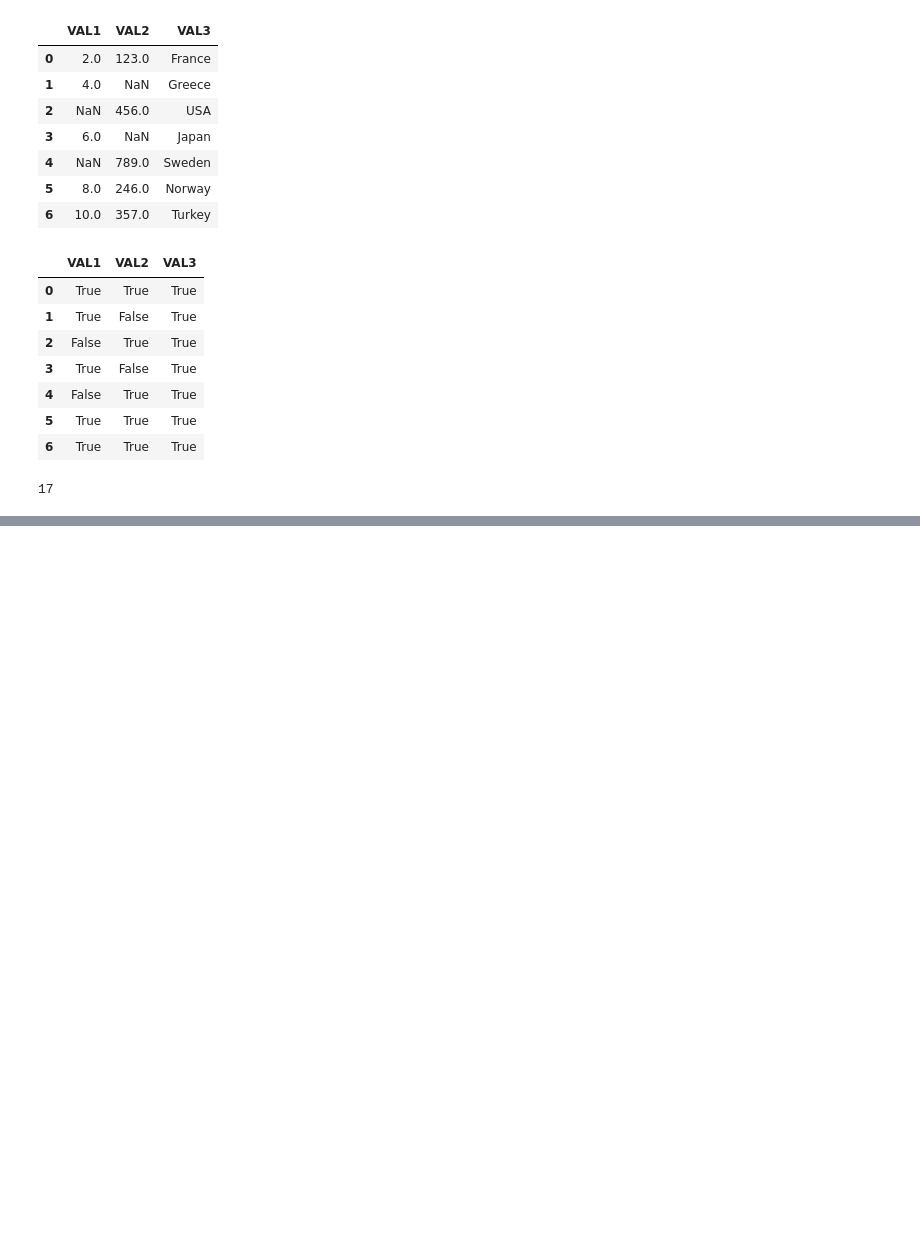
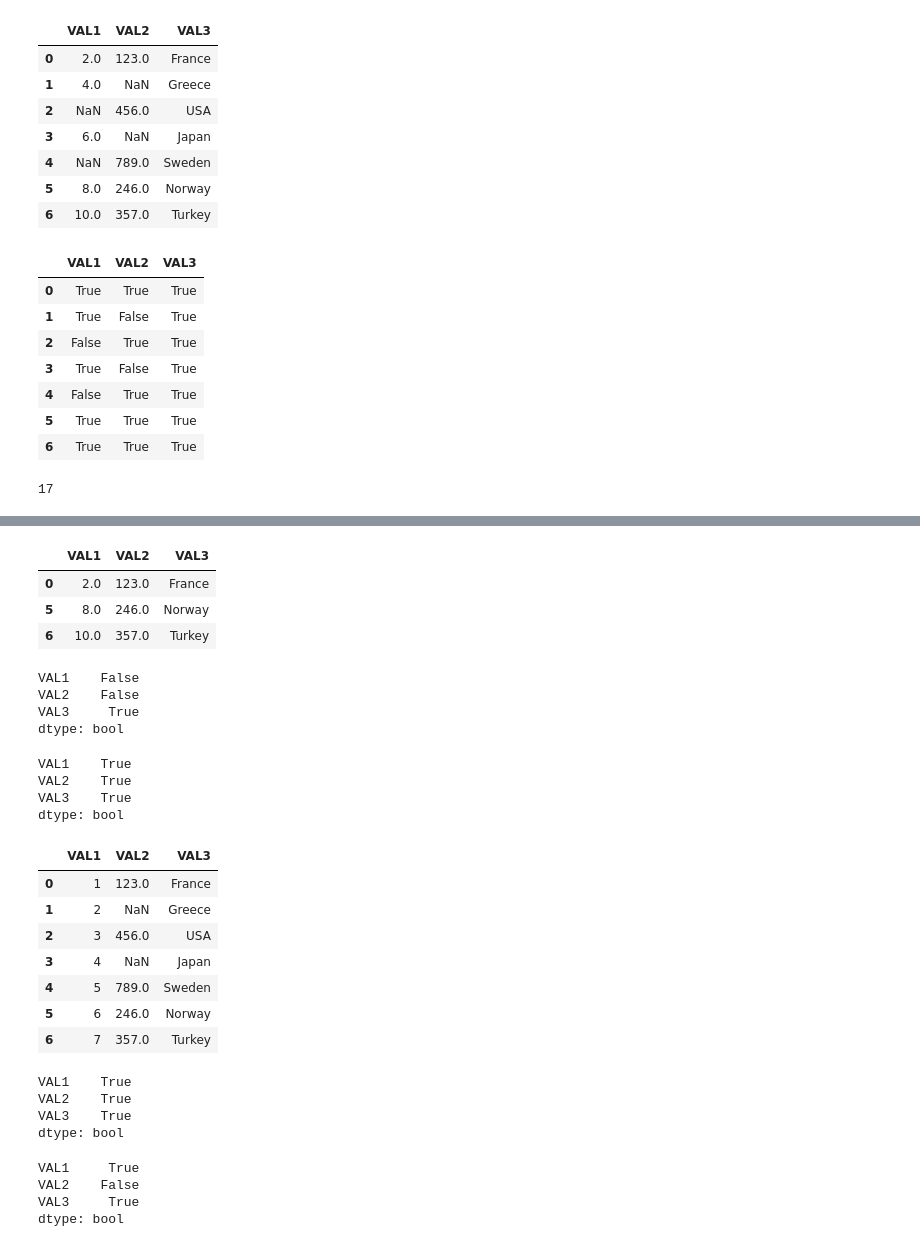
Before and after one commit to chshahid119/data-science-notes, a Jupyter notebook: Complete data science OakAcademy/Shahid Notes/pandas notebook/pandas01.ipynb, the cells around one changed output, grey strips where cells are left out. Drawn from its saved outputs; the diff is of its cells as text; code cells hidden in the pictures; blank space fills up the shorter version.

```diff
--- a/Complete data science OakAcademy/Shahid Notes/pandas notebook/pandas01.ipynb
+++ b/Complete data science OakAcademy/Shahid Notes/pandas notebook/pandas01.ipynb
@@ -1274,0 +1345,23 @@ df.notnull().sum().sum()
+# %%
+df[~condition]
+# %% [output]
+|  | VAL1 | VAL2 | VAL3 |
+| 0 | 2.0 | 123.0 | France |
+| 5 | 8.0 | 246.0 | Norway |
+| 6 | 10.0 | 357.0 | Turkey |
+# %%
+df2=df
+# %%
+df.notnull().all()
+# %% [output]
+VAL1    False
+VAL2    False
+VAL3     True
+dtype: bool
+# %%
+df.notnull().any()
+# %% [output]
+VAL1    True
+VAL2    True
+VAL3    True
+dtype: bool
@@ -1274,0 +1370,27 @@ df.notnull().sum().sum()
+# %%
+df2["VAL1"]=[1,2,3,4,5,6,7]
+# %%
+df2
+# %% [output]
+|  | VAL1 | VAL2 | VAL3 |
+| 0 | 1 | 123.0 | France |
+| 1 | 2 | NaN | Greece |
+| 2 | 3 | 456.0 | USA |
+| 3 | 4 | NaN | Japan |
+| 4 | 5 | 789.0 | Sweden |
+| 5 | 6 | 246.0 | Norway |
+| 6 | 7 | 357.0 | Turkey |
+# %%
+df2.notnull().any()
+# %% [output]
+VAL1    True
+VAL2    True
+VAL3    True
+dtype: bool
+# %%
+df2.notnull().all()
+# %% [output]
+VAL1     True
+VAL2    False
+VAL3     True
+dtype: bool
```
Also changed, not shown: parts of 16 cells of this notebook.
